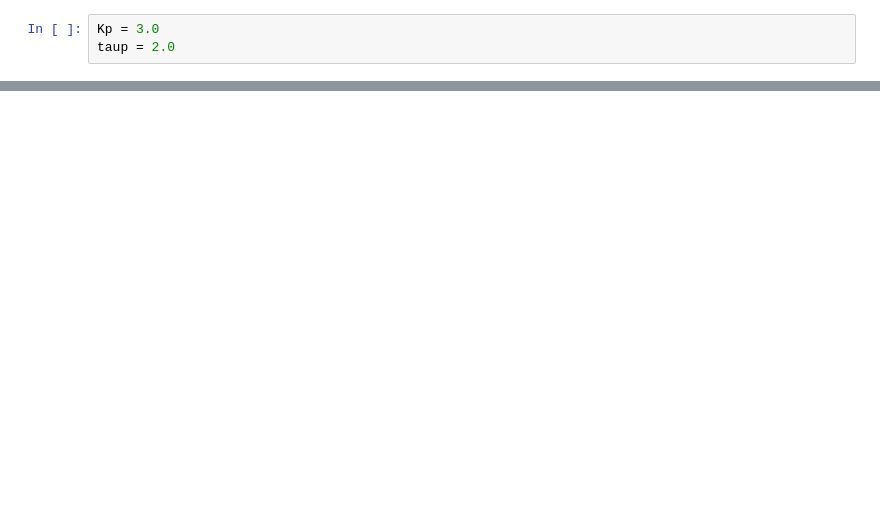
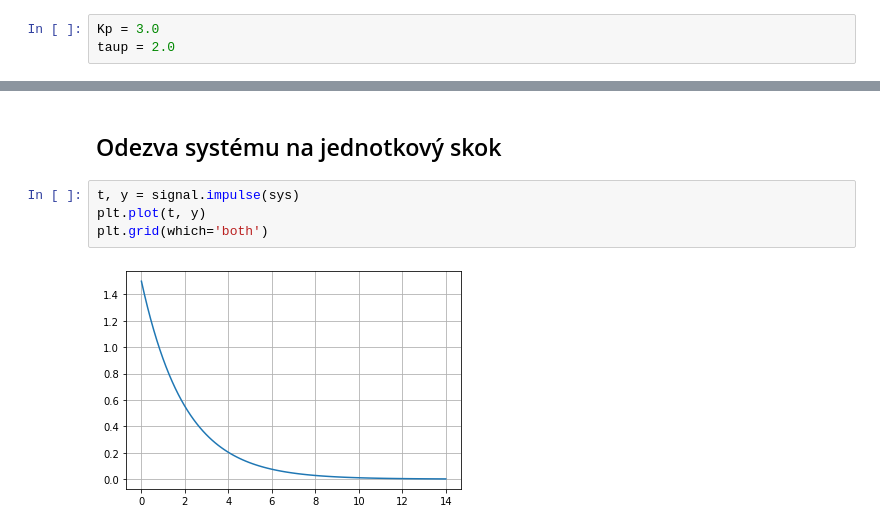
Before and after one commit to hrbolek/learning, a Jupyter notebook: automatic/control.ipynb, the cells around one changed output, grey strips where cells are left out. Drawn from its saved outputs; the diff is of its cells as text; blank space fills up the shorter version.

```diff
--- a/automatic/control.ipynb
+++ b/automatic/control.ipynb
@@ -24,0 +45,8 @@ plt.grid(which='both')
+# %% [markdown]
+## Odezva systému na jednotkový skok
+# %%
+t, y = signal.impulse(sys)
+plt.plot(t, y)
+plt.grid(which='both')
+# %% [output]
+[figure, added]
```
Also changed, not shown: parts of 6 cells of this notebook.
